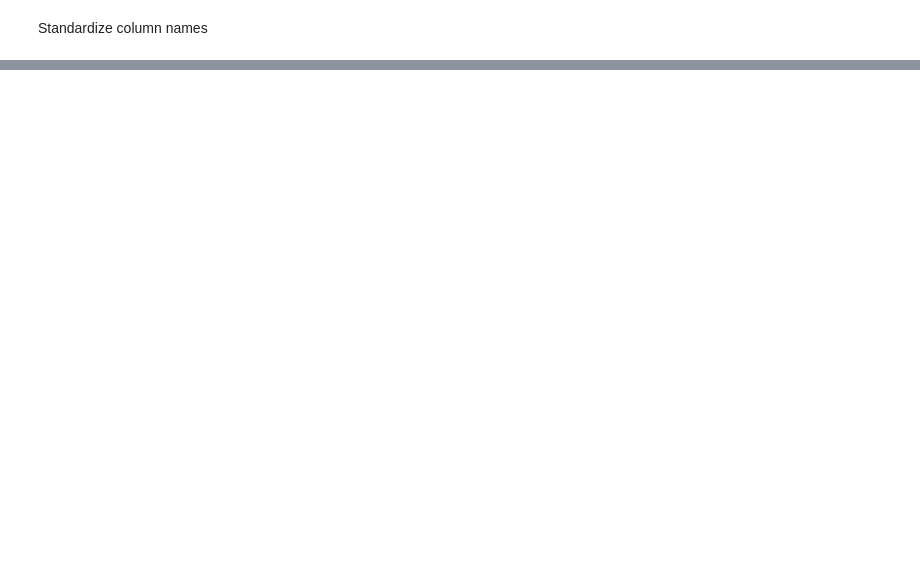
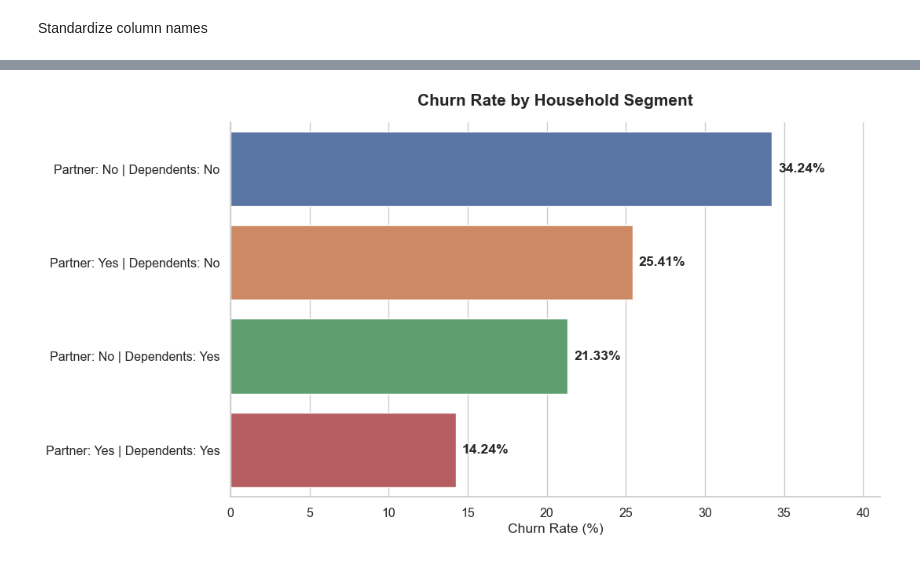
Before and after one commit to Mustak-Eman/telco-customer-churn-analysis, a Jupyter notebook: notebooks/Telco_churn_Eda.ipynb, the cells around one changed output, grey strips where cells are left out. Drawn from its saved outputs; the diff is of its cells as text; code cells hidden in the pictures; blank space fills up the shorter version.

```diff
--- a/notebooks/Telco_churn_Eda.ipynb
+++ b/notebooks/Telco_churn_Eda.ipynb
@@ -284,0 +678,7 @@ Finally, strong correlations between tenure and total charges (0.83) and between
+# %%
+dependents_churn = summarize_churn_by_category(
+    telco_churn,
+    "dependents"
+)
+
+dependents_churn
@@ -284,0 +734,12 @@ Finally, strong correlations between tenure and total charges (0.83) and between
+# %%
+telco_churn["household_segment"] = (
+    "Partner: " + telco_churn["partner"]
+    + " | Dependents: " + telco_churn["dependents"]
+)
+
+household_churn = summarize_churn_by_category(
+    telco_churn,
+    "household_segment"
+)
+
+household_churn
@@ -284,0 +752,37 @@ Finally, strong correlations between tenure and total charges (0.83) and between
+# %%
+fig, ax = plt.subplots(figsize=(11, 6))
+
+sns.barplot(
+    data=household_churn,
+    y="household_segment",
+    x="churn_rate_pct",
+    hue="household_segment",
+    legend=False,
+    ax=ax
+)
+
+ax.set_title(
+    "Churn Rate by Household Segment",
+    fontsize=15,
+    fontweight="bold",
+    pad=15
+)
+
+ax.set_xlabel("Churn Rate (%)")
+ax.set_ylabel("")
+ax.set_xlim(0, household_churn["churn_rate_pct"].max() * 1.2)
+
+for index, row in household_churn.reset_index(drop=True).iterrows():
+    ax.text(
+        row["churn_rate_pct"] + 0.4,
+        index,
+        f'{row["churn_rate_pct"]:.2f}%',
+        va="center",
+        fontweight="bold"
+    )
+
+sns.despine()
+plt.tight_layout()
+plt.show()
+# %% [output]
+[figure, added]
```
Also changed, not shown: parts of 154 cells of this notebook, 10 other files.
